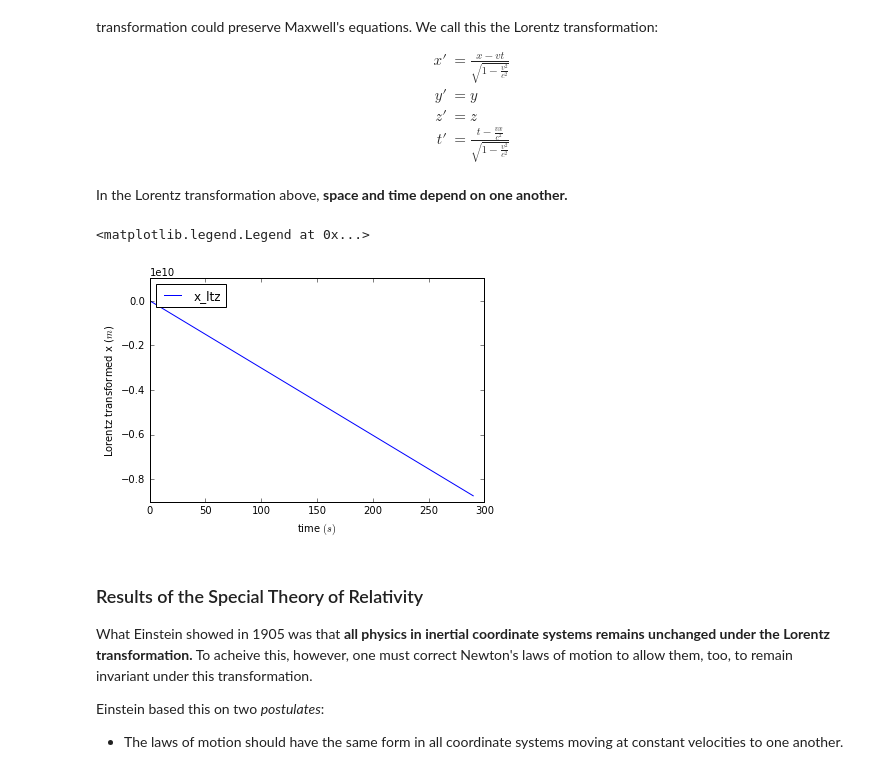
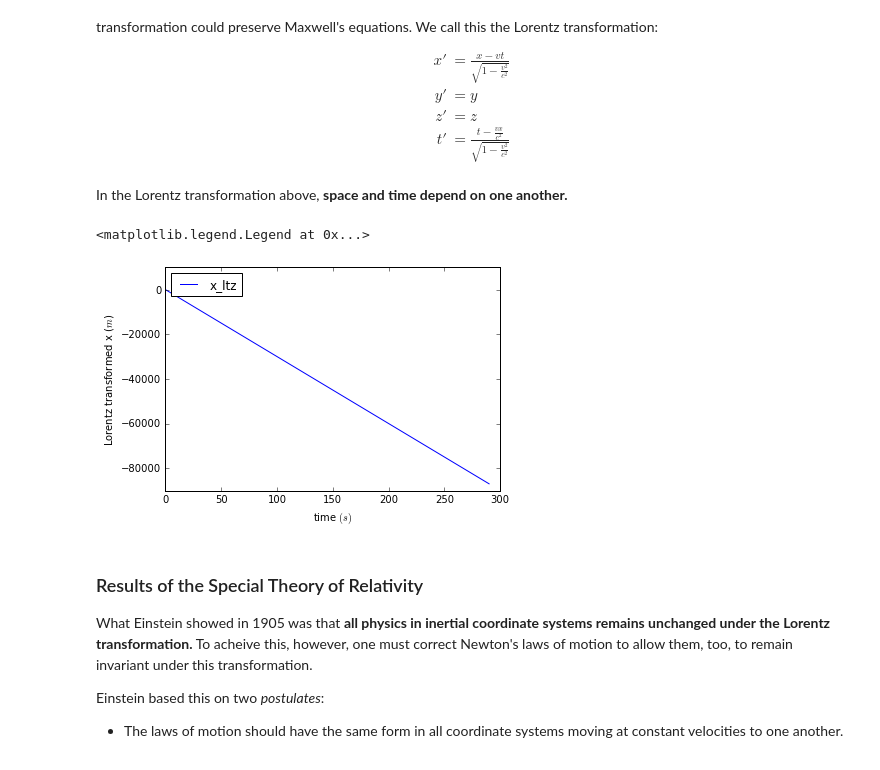
Before and after one commit to katyhuff/npre247, a Jupyter notebook: modern_physics/00-modern-physics.ipynb, the cells around one changed output. Cells and saved outputs as stored; diff of their text form; code cells hidden in the pictures.

```diff
--- a/modern_physics/00-modern-physics.ipynb
+++ b/modern_physics/00-modern-physics.ipynb
@@ -97,30 +97,30 @@ In the Lorentz transformation above, **space and time depend on one another.**
 # %%
 def x_ltz(x, v, t):
     c = 3.0e8
     num = x - v*t
     denom = math.sqrt(1-(v/c)**2)
     return num/denom
 
 def t_ltz(x, v, t):
     c = 3.0e8
     num = t - v*x/c**2
     denom = math.sqrt(1-(v/c)**2)
     return num/denom
 
 x = 1
-vel = 3.0e7
+vel = 3.0e2
 time = np.arange(0, 300, 10)
 to_plot = np.arange(0.,30.)
 for i in range(0, 30):
     to_plot[i] = x_ltz(x, vel, time[i])
 
 plt.plot(time, to_plot, label="x_ltz")
 plt.ylabel("Lorentz transformed x ($m$)")
 plt.xlabel("time $(s)$")
 plt.legend(loc=2)
 # %% [output]
 <matplotlib.legend.Legend at 0x...>
-[figure, old version]
+[figure, new version]
 # %% [markdown]
 ### Results of the Special Theory of Relativity
 
```
